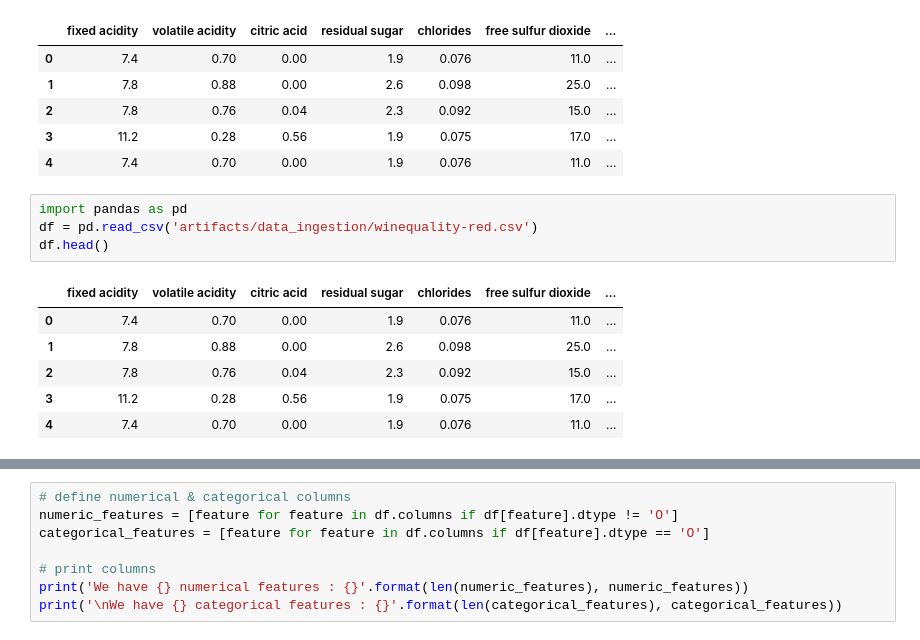
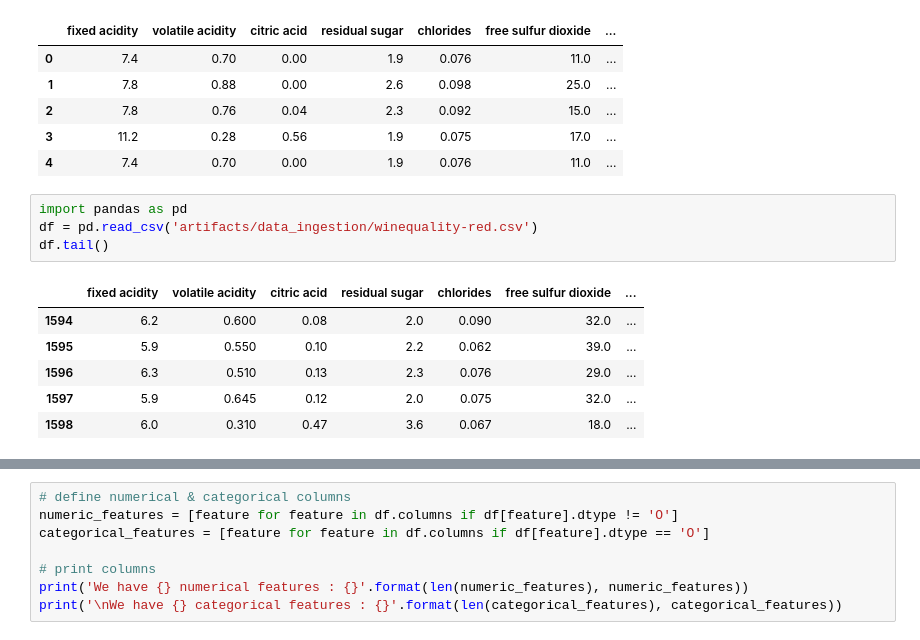
Before and after one commit to Vedansh1857/end-to-end-ml-project-with-mlflow, a Jupyter notebook: research/trials.ipynb, the cells around one changed output, grey strips where cells are left out. Drawn from its saved outputs; the diff is of its cells as text.

```diff
--- a/research/trials.ipynb
+++ b/research/trials.ipynb
@@ -76,11 +76,11 @@ df.head()
 # %%
 import pandas as pd
 df = pd.read_csv('artifacts/data_ingestion/winequality-red.csv')
-df.head()
+df.tail()
 # %% [output]
 |  | fixed acidity | volatile acidity | citric acid | residual sugar | chlorides | free sulfur dioxide | ... |
-| 0 | 7.4 | 0.70 | 0.00 | 1.9 | 0.076 | 11.0 | ... |
-| 1 | 7.8 | 0.88 | 0.00 | 2.6 | 0.098 | 25.0 | ... |
-| 2 | 7.8 | 0.76 | 0.04 | 2.3 | 0.092 | 15.0 | ... |
-| 3 | 11.2 | 0.28 | 0.56 | 1.9 | 0.075 | 17.0 | ... |
-| 4 | 7.4 | 0.70 | 0.00 | 1.9 | 0.076 | 11.0 | ... |
+| 1594 | 6.2 | 0.600 | 0.08 | 2.0 | 0.090 | 32.0 | ... |
+| 1595 | 5.9 | 0.550 | 0.10 | 2.2 | 0.062 | 39.0 | ... |
+| 1596 | 6.3 | 0.510 | 0.13 | 2.3 | 0.076 | 29.0 | ... |
+| 1597 | 5.9 | 0.645 | 0.12 | 2.0 | 0.075 | 32.0 | ... |
+| 1598 | 6.0 | 0.310 | 0.47 | 3.6 | 0.067 | 18.0 | ... |
```
Also changed, not shown: parts of 1 cell of this notebook, 1 other file.
